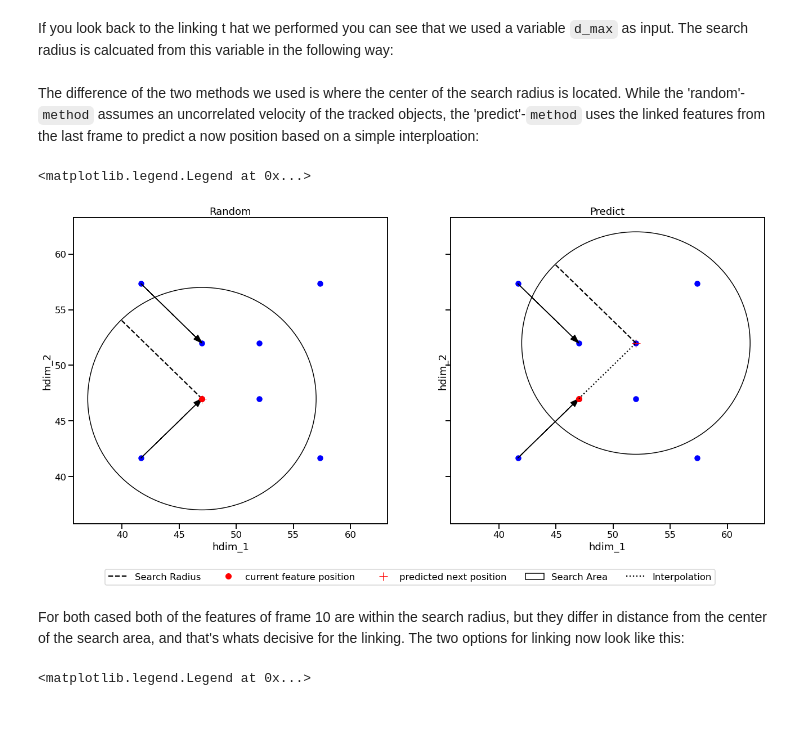
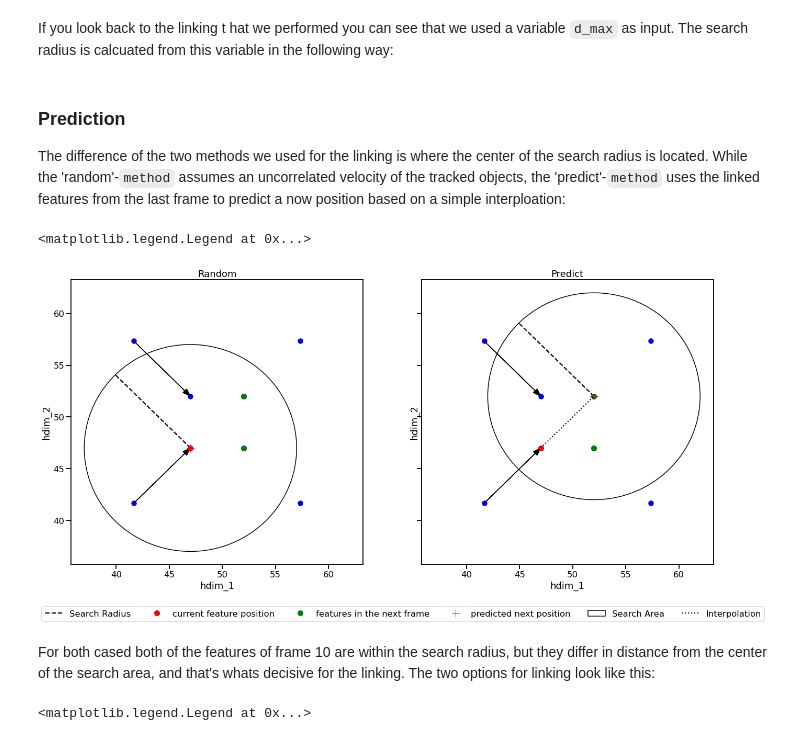
Before and after one commit to tobac-project/tobac-tutorials, a Jupyter notebook: tutorials/Basics/Idealized-Case-2_Two_crossing_Blobs.ipynb, the cells around one changed output. Cells and saved outputs as stored; diff of their text form; code cells hidden in the pictures.

Commit message:
visuals/texts revised

```diff
--- a/tutorials/Basics/Idealized-Case-2_Two_crossing_Blobs.ipynb
+++ b/tutorials/Basics/Idealized-Case-2_Two_crossing_Blobs.ipynb
@@ -205,7 +216,9 @@ hat we performed you can see that we used a variable `d_max` as input. The searc
 # %%
 radius = int(d_max / dxy)
 # %% [markdown]
-The difference of the two methods we used is where the center of the search radius is located. While the 'random'-`method` assumes an uncorrelated velocity of the tracked objects, the 'predict'-`method` uses the linked features from the last frame to predict a now position based on a simple interploation:
+### Prediction
+
+The difference of the two methods we used for the linking is where the center of the search radius is located. While the 'random'-`method` assumes an uncorrelated velocity of the tracked objects, the 'predict'-`method` uses the linked features from the last frame to predict a now position based on a simple interploation:
 # %%
 fig, (ax1, ax2) = plt.subplots(ncols=2, figsize=(22, 10), sharex=True, sharey=True)
 
@@ -238,6 +251,23 @@ ax1.plot(
     label="feature position",
 )
 
+ax1.plot(
+    position_4[0],
+    position_4[1],
+    marker="o",
+    color="green",
+    markersize=10,
+    linestyle="",
+    label="features in the next frame",
+)
+ax1.plot(
+    position_5[0],
+    position_5[1],
+    marker="o",
+    color="green",
+    markersize=10,
+    linestyle="")
+
 #Prediction of random is just current position
 ax1.plot(
     position_2[0],
@@ -246,7 +276,7 @@ ax1.plot(
     color="red",
     markersize=15,
     linestyle="",
-    label="predicted next position",
+    label="predicted next position"
 )
 
 #Search area
@@ -295,6 +325,25 @@ ax2.plot(
 )
 
 ax2.plot(
+    position_4[0],
+    position_4[1],
+    marker="o",
+    color="green",
+    markersize=10,
+    linestyle="",
+    label="features in the next frame",
+)
+ax2.plot(
+    position_5[0],
+    position_5[1],
+    marker="o",
+    color="green",
+    markersize=10,
+    linestyle="",
+)
+
+#predicted position
+ax2.plot(
     position_5[0],
     position_5[1],
     marker="+",
@@ -312,37 +361,37 @@ ax2.add_patch(circle_2)
 ax2.arrow(
     position_0[0],
     position_0[1],
     position_2[0] - position_0[0],
     position_2[1] - position_0[1],
     head_width=0.5,
     length_includes_head=True,
     color="black",
 )
 
 ax2.arrow(
     position_1[0],
     position_1[1],
     position_3[0] - position_1[0],
     position_3[1] - position_1[1],
     head_width=0.5,
     length_includes_head=True,
     color="black",
 )
 
 ax2.plot([position_2[0], position_5[0]],
          [position_2[1], position_5[1]],
          linestyle="dotted",
          color = 'black',
          label = 'Interpolation'
 )
 
 ax2.set_title("Predict")
-ax2.legend(loc = (-1.1, -0.2), ncol= 5)
+ax2.legend(loc = (-1.3, -0.2), ncol= 6)
 # %% [output]
 <matplotlib.legend.Legend at 0x...>
-[figure, old version]
+[figure, new version]
 # %% [markdown]
-For both cased both of the features of frame 10 are within the search radius, but they differ in distance from the center of the search area, and that's whats decisive for the linking. The two options for linking now look like this:
+For both cased both of the features of frame 10 are within the search radius, but they differ in distance from the center of the search area, and that's whats decisive for the linking. The two options for linking look like this:
 # %%
 fig, ax = plt.subplots(figsize=(10, 10))
 
```
Also changed, not shown: parts of 10 cells of this notebook.
